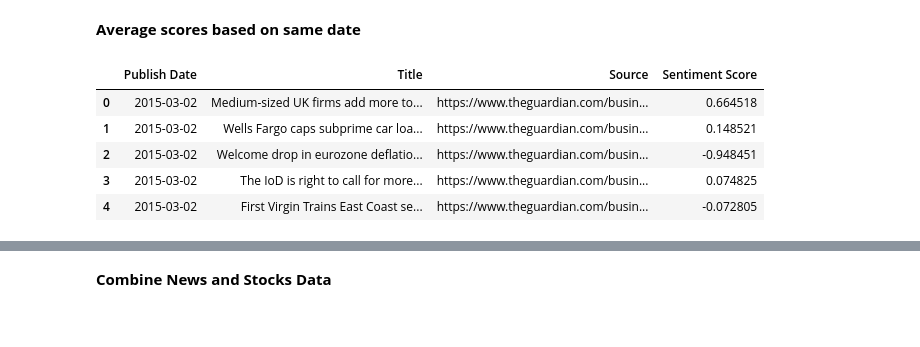
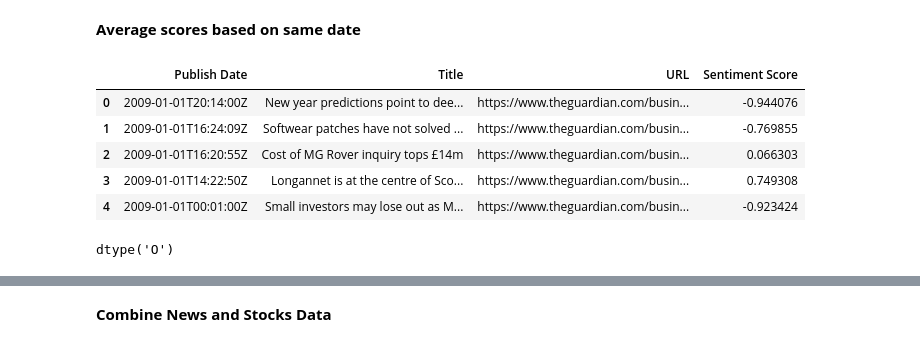
Before and after one commit to MRR20/major_project, a Jupyter notebook: news_data.ipynb, the cells around one changed output, grey strips where cells are left out. Saved outputs shown, nothing was run; the diff lists cells and outputs as text; code cells hidden in the pictures.

Commit message:
updated data

```diff
--- a/news_data.ipynb
+++ b/news_data.ipynb
@@ -237,12 +237,12 @@ news.to_csv("new_news_data.csv", index=False)
 # %%
 import pandas as pd
 
-df = pd.read_csv("news_data.csv")
+df = pd.read_csv("new_news_data.csv")
 df.head()
 # %% [output]
-|  | Publish Date | Title | Source | Sentiment Score |
-| 0 | 2015-03-02 | Medium-sized UK firms add more to... | https://www.theguardian.com/busin... | 0.664518 |
-| 1 | 2015-03-02 | Wells Fargo caps subprime car loa... | https://www.theguardian.com/busin... | 0.148521 |
-| 2 | 2015-03-02 | Welcome drop in eurozone deflatio... | https://www.theguardian.com/busin... | -0.948451 |
-| 3 | 2015-03-02 | The IoD is right to call for more... | https://www.theguardian.com/busin... | 0.074825 |
-| 4 | 2015-03-02 | First Virgin Trains East Coast se... | https://www.theguardian.com/busin... | -0.072805 |
+|  | Publish Date | Title | URL | Sentiment Score |
+| 0 | 2009-01-01T20:14:00Z | New year predictions point to dee... | https://www.theguardian.com/busin... | -0.944076 |
+| 1 | 2009-01-01T16:24:09Z | Softwear patches have not solved ... | https://www.theguardian.com/busin... | -0.769855 |
+| 2 | 2009-01-01T16:20:55Z | Cost of MG Rover inquiry tops £14m | https://www.theguardian.com/busin... | 0.066303 |
+| 3 | 2009-01-01T14:22:50Z | Longannet is at the centre of Sco... | https://www.theguardian.com/busin... | 0.749308 |
+| 4 | 2009-01-01T00:01:00Z | Small investors may lose out as M... | https://www.theguardian.com/busin... | -0.923424 |
@@ -248,0 +252,4 @@ df.head()
+# %%
+df['Publish Date'].dtype
+# %% [output]
+dtype('O')
```
Also changed, not shown: parts of 6 cells of this notebook, 4 other files.
